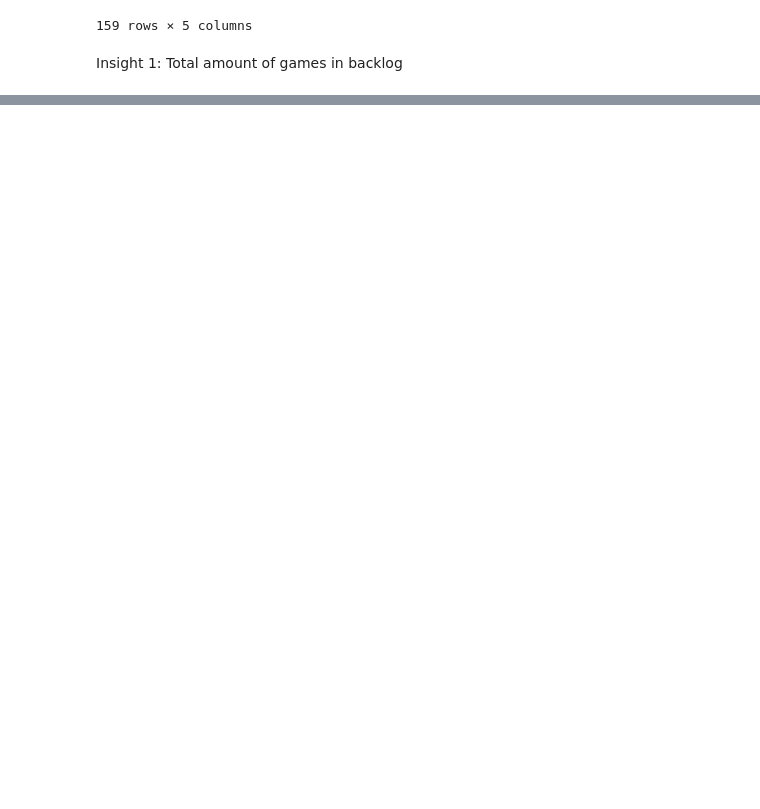
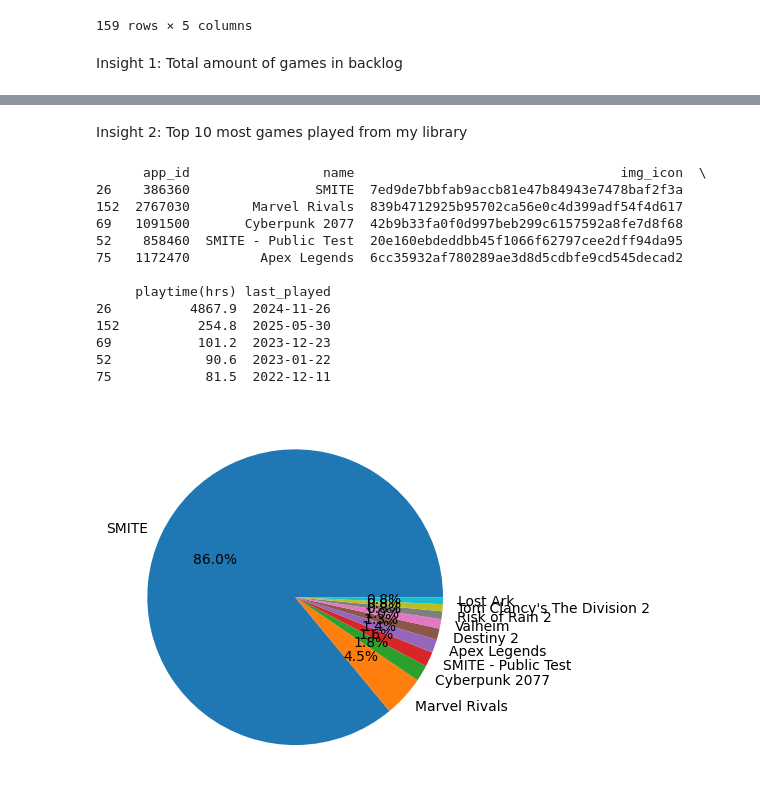
Before and after one commit to StavrosV28/steam-game-tracker, a Jupyter notebook: transform_data.ipynb, the cells around one changed output, grey strips where cells are left out. Cells and saved outputs as stored; diff of their text form; code cells hidden in the pictures; blank space fills up the shorter version.

```diff
--- a/transform_data.ipynb
+++ b/transform_data.ipynb
@@ -69,0 +79,22 @@ games_backlog
+# %% [markdown]
+Insight 2: Top 10 most games played from my library
+# %%
+top_10_games = df.nlargest(10, 'playtime(hrs)')
+print(top_10_games.head())
+
+top_10_plot = plt.pie(top_10_games['playtime(hrs)'], labels=top_10_games['name'], autopct='%1.1f%%' )
+# %% [output]
+      app_id                 name                                  img_icon  \
+26    386360                SMITE  7ed9de7bbfab9accb81e47b84943e7478baf2f3a
+152  2767030        Marvel Rivals  839b4712925b95702ca56e0c4d399adf54f4d617
+69   1091500       Cyberpunk 2077  42b9b33fa0f0d997beb299c6157592a8fe7d8f68
+52    858460  SMITE - Public Test  20e160ebdeddbb45f1066f62797cee2dff94da95
+75   1172470         Apex Legends  6cc35932af780289ae3d8d5cdbfe9cd545decad2
+
+     playtime(hrs) last_played
+26          4867.9  2024-11-26
+152          254.8  2025-05-30
+69           101.2  2023-12-23
+52            90.6  2023-01-22
+75            81.5  2022-12-11
+[figure, added]
```
Also changed, not shown: parts of 3 cells of this notebook.
